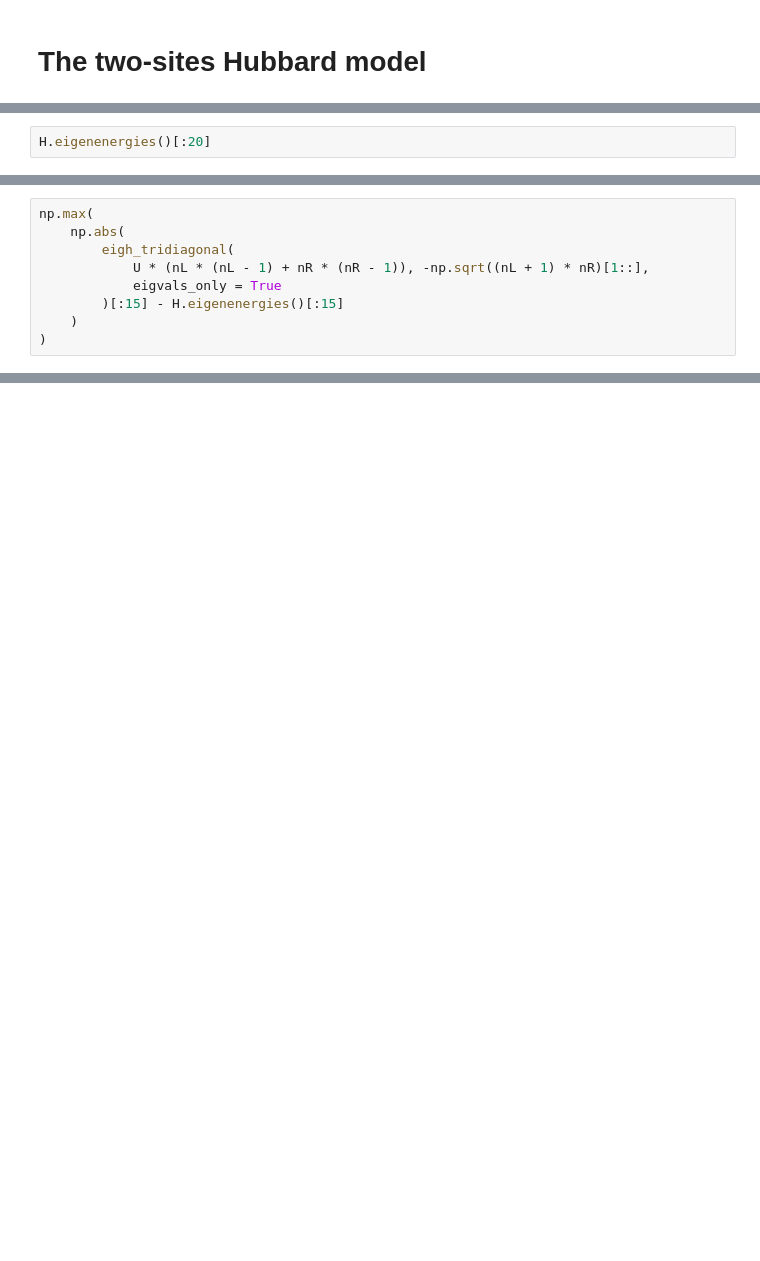
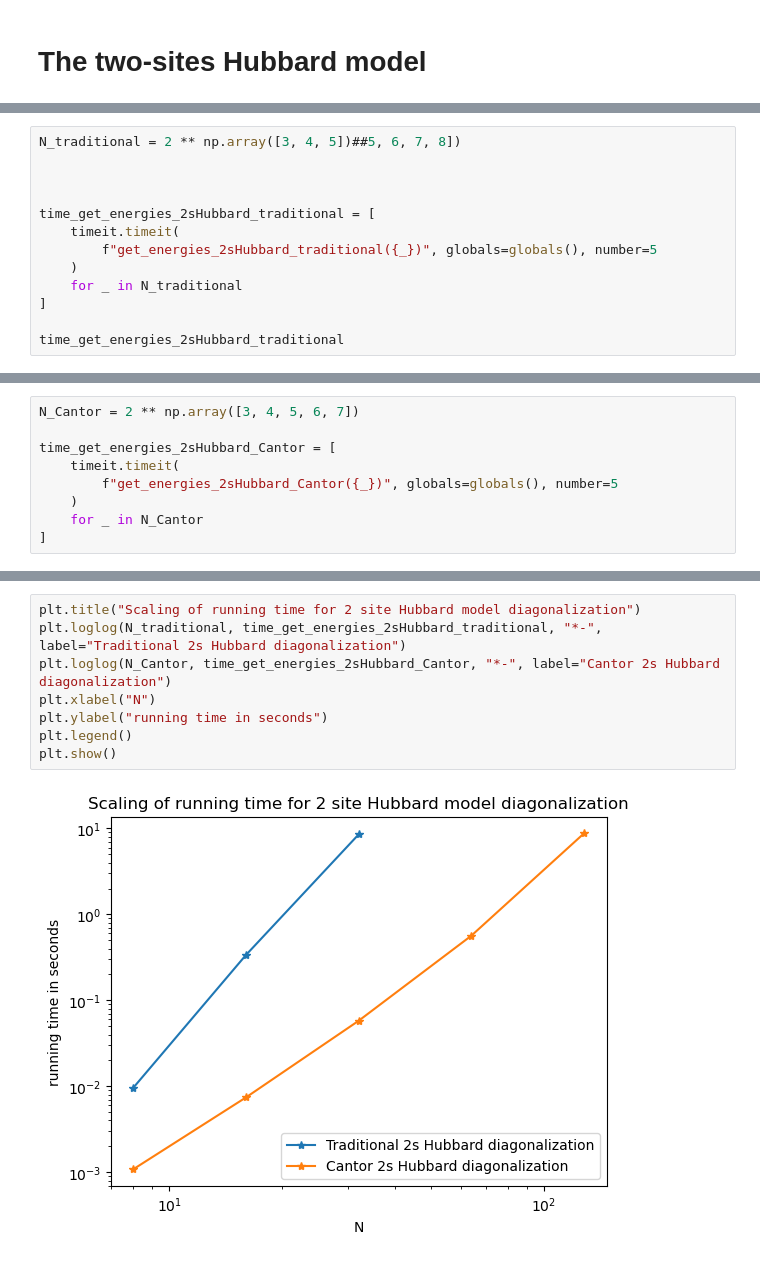
Before and after one commit to dibondar/QCantorTransformation, a Jupyter notebook: HubbardCantor.ipynb, the cells around one changed output, grey strips where cells are left out. Drawn from its saved outputs; the diff is of its cells as text; blank space fills up the shorter version.

```diff
--- a/HubbardCantor.ipynb
+++ b/HubbardCantor.ipynb
@@ -20,3 +22,14 @@ H = -(aL.dag() * aR + aR.dag() * aL) + U * (num_L * (num_L - 1) + num_R * (num_R
 # %%
-H.eigenenergies()[:20]
+N_traditional = 2 ** np.array([3, 4, 5])##5, 6, 7, 8])
+
+
+
+time_get_energies_2sHubbard_traditional = [
+    timeit.timeit(
+        f"get_energies_2sHubbard_traditional({_})", globals=globals(), number=5
+    )
+    for _ in N_traditional
+]
+
+time_get_energies_2sHubbard_traditional
 # %% [output]
@@ -41,9 +58,9 @@ nR = y.astype(int)
 # %%
-np.max(
-    np.abs(
-        eigh_tridiagonal(
-            U * (nL * (nL - 1) + nR * (nR - 1)), -np.sqrt((nL + 1) * nR)[1::],
-            eigvals_only = True
-        )[:15] - H.eigenenergies()[:15]
+N_Cantor = 2 ** np.array([3, 4, 5, 6, 7])
+
+time_get_energies_2sHubbard_Cantor = [
+    timeit.timeit(
+        f"get_energies_2sHubbard_Cantor({_})", globals=globals(), number=5
     )
-)
+    for _ in N_Cantor
+]
@@ -51,0 +75,10 @@ np.max(
+# %%
+plt.title("Scaling of running time for 2 site Hubbard model diagonalization")
+plt.loglog(N_traditional, time_get_energies_2sHubbard_traditional, "*-", label="Traditional 2s Hubbard diagonalization")
+plt.loglog(N_Cantor, time_get_energies_2sHubbard_Cantor, "*-", label="Cantor 2s Hubbard diagonalization")
+plt.xlabel("N")
+plt.ylabel("running time in seconds")
+plt.legend()
+plt.show()
+# %% [output]
+[figure, added]
```
Also changed, not shown: parts of 6 cells of this notebook, 1 other file.
